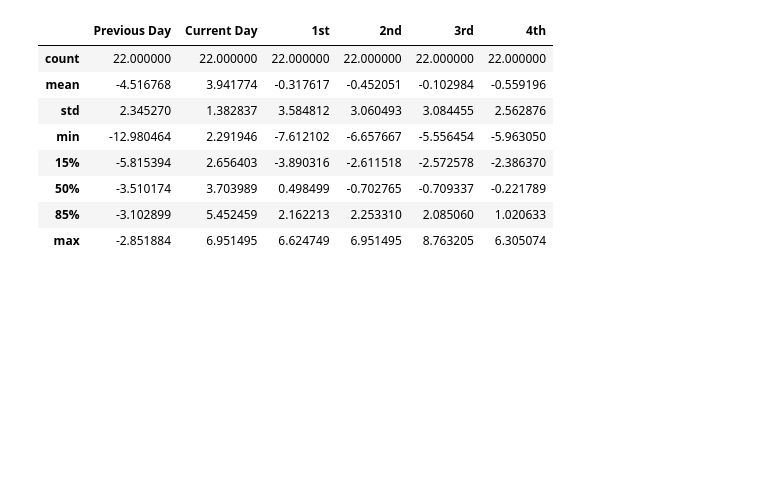
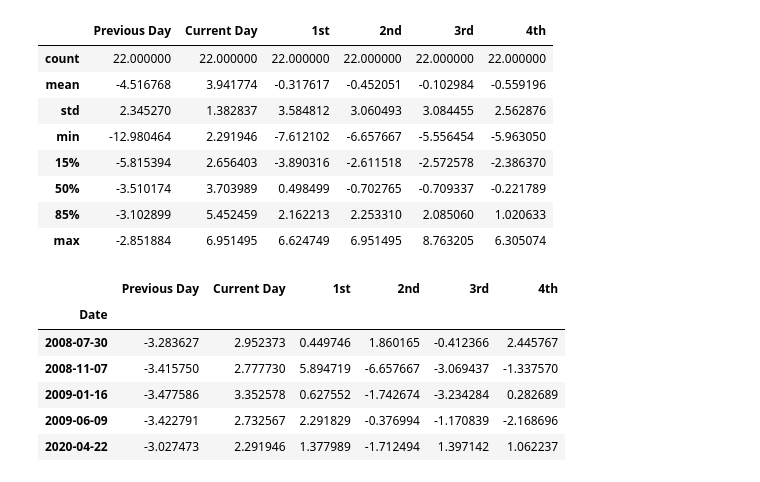
Before and after one commit to yantraguru/niftystats, a Jupyter notebook: notebooks/Bear Reversals.ipynb, the cells around one changed output. Drawn from its saved outputs; the diff is of its cells as text; code cells hidden in the pictures; blank space fills up the shorter version.

```diff
--- a/notebooks/Bear Reversals.ipynb
+++ b/notebooks/Bear Reversals.ipynb
@@ -94,3 +100,14 @@ reversal_study_data.describe(percentiles=[0.15,0.85])
 | 50% | -3.510174 | 3.703989 | 0.498499 | -0.702765 | -0.709337 | -0.221789 |
 | 85% | -3.102899 | 5.452459 | 2.162213 | 2.253310 | 2.085060 | 1.020633 |
 | max | -2.851884 | 6.951495 | 6.624749 | 6.951495 | 8.763205 | 6.305074 |
+# %%
+reversal_study_data[(abs(reversal_study_data['Previous Day']) > reversal_study_data['Current Day']) &
+                     (reversal_study_data['Previous Day'] > -4.0)]
+# %% [output]
+|  | Previous Day | Current Day | 1st | 2nd | 3rd | 4th |
+| Date |  |  |  |  |  |  |
+| 2008-07-30 | -3.283627 | 2.952373 | 0.449746 | 1.860165 | -0.412366 | 2.445767 |
+| 2008-11-07 | -3.415750 | 2.777730 | 5.894719 | -6.657667 | -3.069437 | -1.337570 |
+| 2009-01-16 | -3.477586 | 3.352578 | 0.627552 | -1.742674 | -3.234284 | 0.282689 |
+| 2009-06-09 | -3.422791 | 2.732567 | 2.291829 | -0.376994 | -1.170839 | -2.168696 |
+| 2020-04-22 | -3.027473 | 2.291946 | 1.377989 | -1.712494 | 1.397142 | 1.062237 |
```
Also changed, not shown: parts of 3 cells of this notebook, 2 other files.
